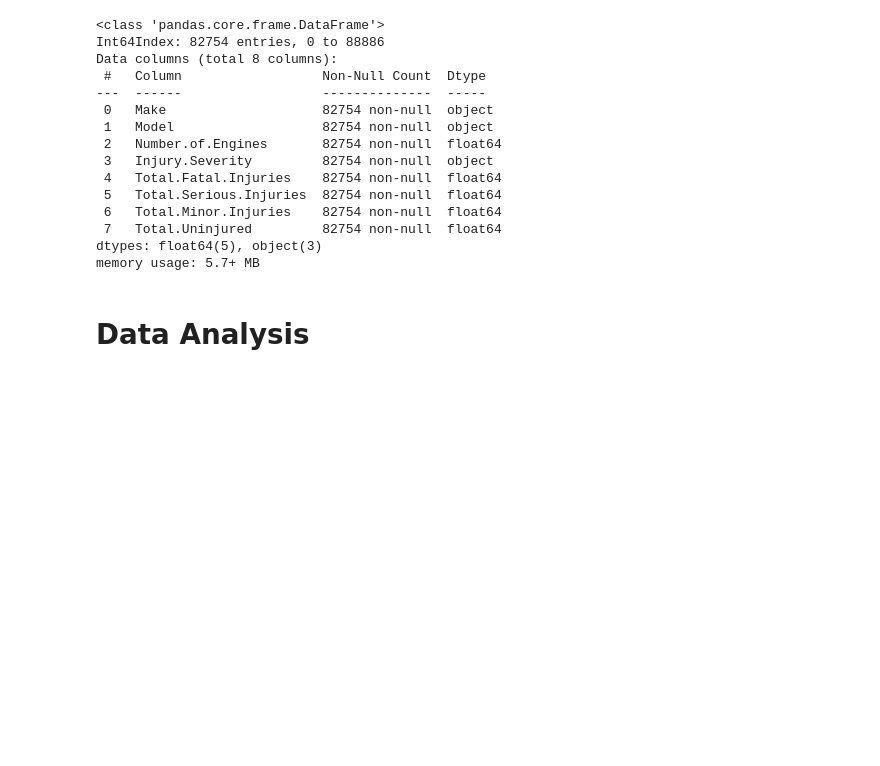
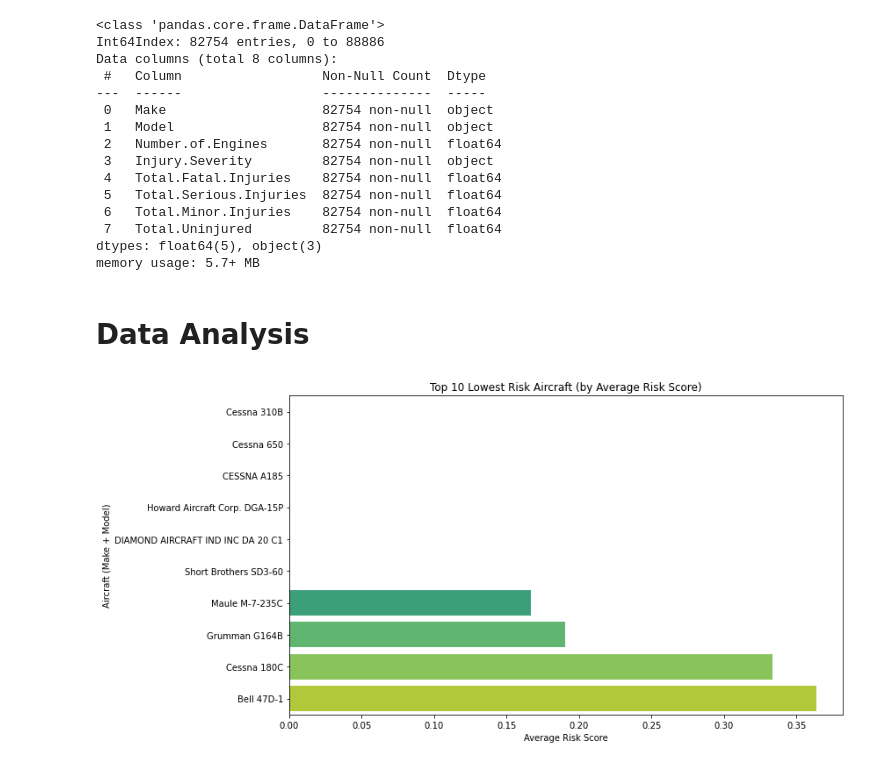
Before and after one commit to oomollo/dsc-phase-1-project-v3, a Jupyter notebook: student.ipynb, the cells around one changed output. Cells and saved outputs as stored; diff of their text form; code cells hidden in the pictures; blank space fills up the shorter version.

Commit message:
Adding cleaned data

```diff
--- a/student.ipynb
+++ b/student.ipynb
@@ -113,3 +113,11 @@ dtypes: float64(5), object(3)
 memory usage: 5.7+ MB
 # %% [markdown]
 # Data Analysis
+# %%
+
+# Calculate risk score (Fatal=10, Serious=5, Minor=2)
+df_clean["RiskScore"] = (
+    10 * df_clean["Total.Fatal.Injuries"] +
+    5 * df_clean["Total.Serious.Injuries"] +
+    2 * df_clean["Total.Minor.Injuries"]
+)
@@ -115,0 +126,32 @@ memory usage: 5.7+ MB
+# %%
+# Group by Make and Model to summarize risk
+risk_summary = (
+    df_clean
+    .groupby(["Make", "Model"])
+    .agg(
+        Total_Incidents=("RiskScore", "count"),
+        Total_RiskScore=("RiskScore", "sum"),
+        Avg_RiskScore=("RiskScore", "mean")
+    )
+    .reset_index()
+    .sort_values(by="Avg_RiskScore")
+)
+# %%
+# Filter aircraft with 10+ incidents
+lowest_risk_aircraft = risk_summary[risk_summary["Total_Incidents"] >= 10].head(10)
+
+# Plotting
+plt.figure(figsize=(12, 6))
+sns.barplot(
+    x="Avg_RiskScore",
+    y=lowest_risk_aircraft["Make"] + " " + lowest_risk_aircraft["Model"],
+    data=lowest_risk_aircraft,
+    palette="viridis"
+)
+plt.title("Top 10 Lowest Risk Aircraft (by Average Risk Score)")
+plt.xlabel("Average Risk Score")
+plt.ylabel("Aircraft (Make + Model)")
+plt.tight_layout()
+plt.show()
+# %% [output]
+[figure, added]
```
Also changed, not shown: parts of 1 cell of this notebook, 1 other file.
